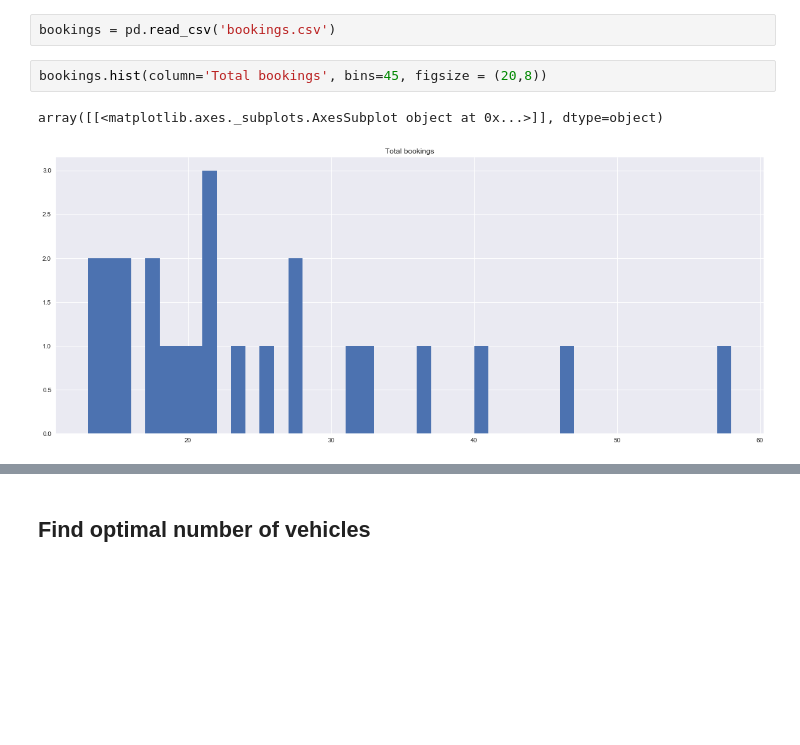
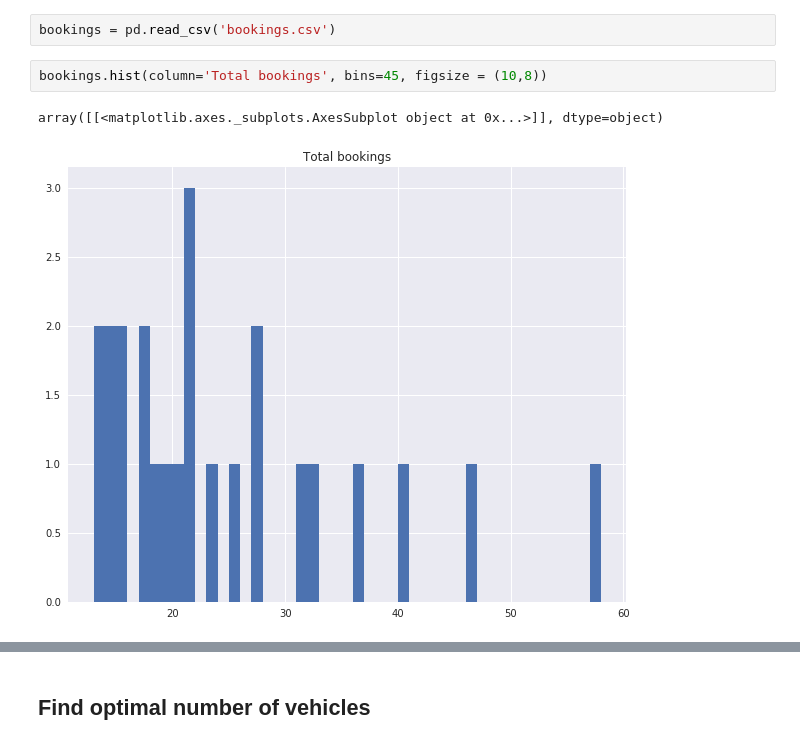
Before and after one commit to paeby/masterThesis, a Jupyter notebook: Analysis/optimal number of vehicles/Demand vs number of vehicles analysis.ipynb, the cells around one changed output, grey strips where cells are left out. Drawn from its saved outputs; the diff is of its cells as text; blank space fills up the shorter version.

```diff
--- a/Analysis/optimal number of vehicles/Demand vs number of vehicles analysis.ipynb
+++ b/Analysis/optimal number of vehicles/Demand vs number of vehicles analysis.ipynb
@@ -17,7 +65,7 @@ palette = sns.color_palette()
 # %%
 bookings = pd.read_csv('bookings.csv')
 # %%
-bookings.hist(column='Total bookings', bins=45, figsize = (20,8))
+bookings.hist(column='Total bookings', bins=45, figsize = (10,8))
 # %% [output]
 array([[<matplotlib.axes._subplots.AxesSubplot object at 0x...>]], dtype=object)
-[figure, old version]
+[figure, new version]
```
Also changed, not shown: parts of 11 cells of this notebook, 29 other files.
